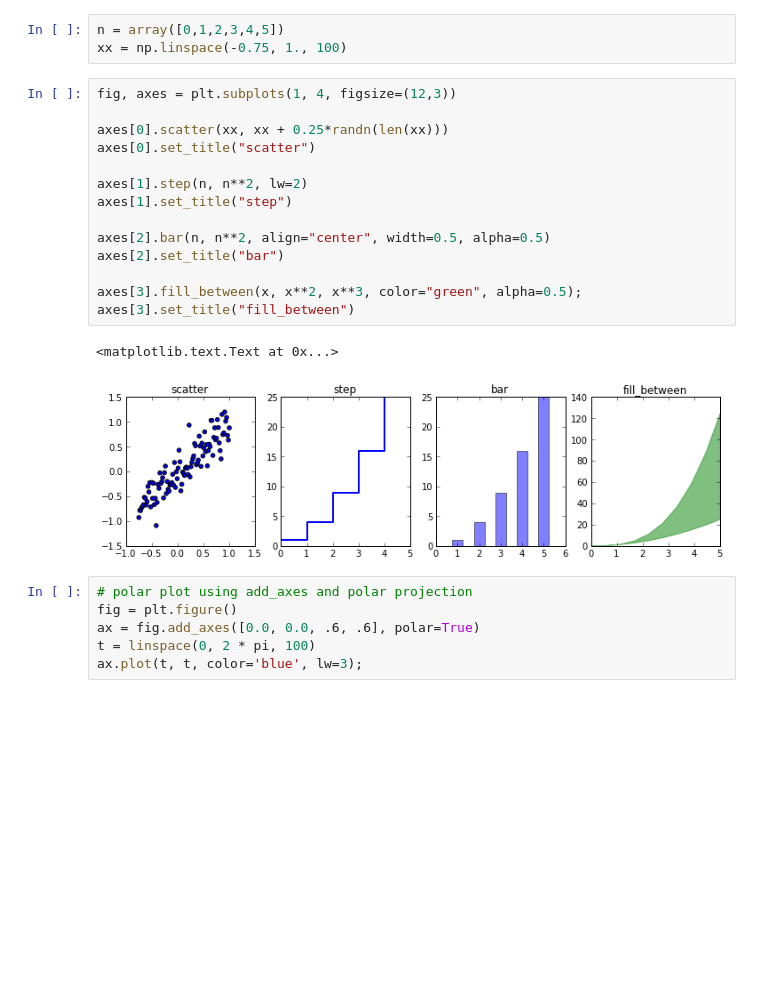
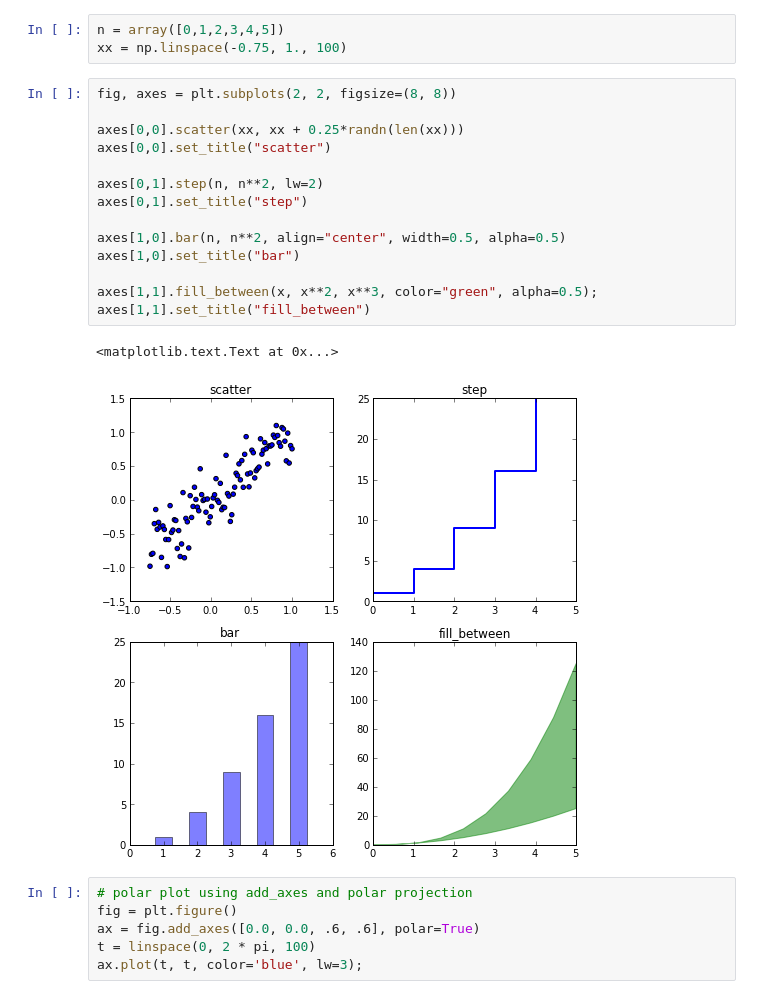
Before and after one commit to cedadev/ceda_training_mod5, a Jupyter notebook: 02-Matplotlib.ipynb, the cells around one changed output. Cells and saved outputs as stored; diff of their text form; blank space fills up the shorter version.

```diff
--- a/02-Matplotlib.ipynb
+++ b/02-Matplotlib.ipynb
@@ -171,22 +171,22 @@ In addition to the regular `plot` method, there are a number of other functions
 n = array([0,1,2,3,4,5])
 xx = np.linspace(-0.75, 1., 100)
 # %%
-fig, axes = plt.subplots(1, 4, figsize=(12,3))
+fig, axes = plt.subplots(2, 2, figsize=(8, 8))
 
-axes[0].scatter(xx, xx + 0.25*randn(len(xx)))
-axes[0].set_title("scatter")
+axes[0,0].scatter(xx, xx + 0.25*randn(len(xx)))
+axes[0,0].set_title("scatter")
 
-axes[1].step(n, n**2, lw=2)
-axes[1].set_title("step")
+axes[0,1].step(n, n**2, lw=2)
+axes[0,1].set_title("step")
 
-axes[2].bar(n, n**2, align="center", width=0.5, alpha=0.5)
-axes[2].set_title("bar")
+axes[1,0].bar(n, n**2, align="center", width=0.5, alpha=0.5)
+axes[1,0].set_title("bar")
 
-axes[3].fill_between(x, x**2, x**3, color="green", alpha=0.5);
-axes[3].set_title("fill_between")
+axes[1,1].fill_between(x, x**2, x**3, color="green", alpha=0.5);
+axes[1,1].set_title("fill_between")
 # %% [output]
 <matplotlib.text.Text at 0x...>
-[figure, old version]
+[figure, new version]
 # %%
 # polar plot using add_axes and polar projection
 fig = plt.figure()
```
Also changed, not shown: parts of 20 cells of this notebook, 1 other file.
